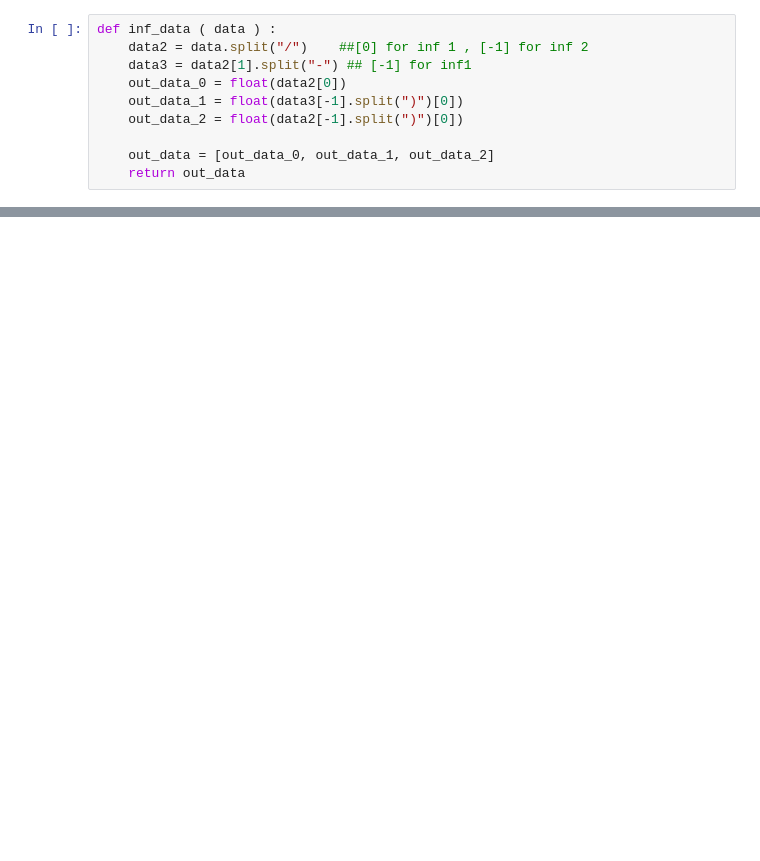
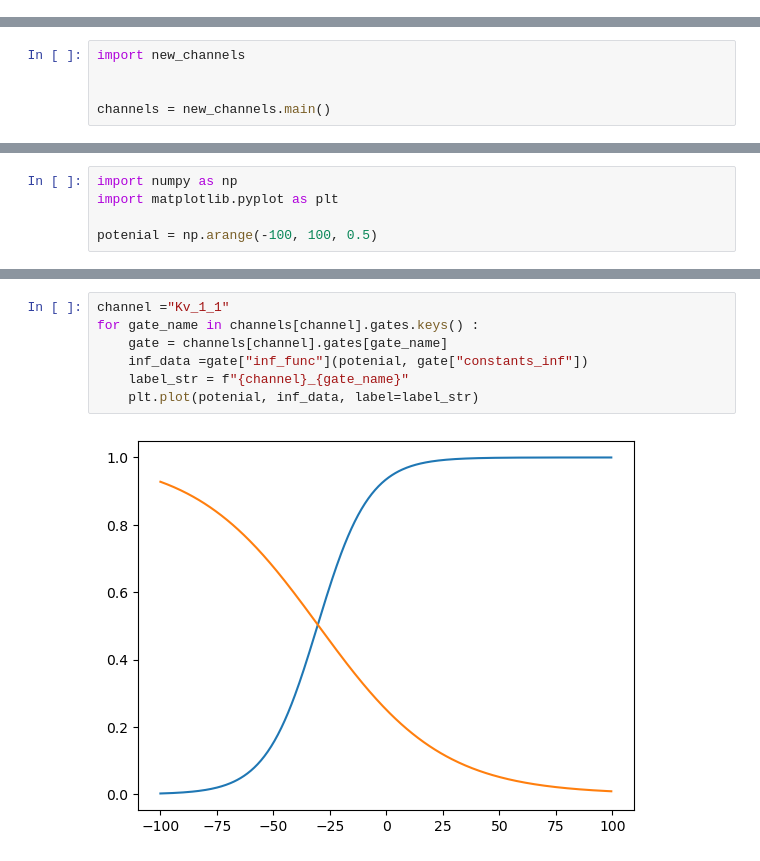
Before and after one commit to fergplace/renshaw_models, a Jupyter notebook: testing_notebook.ipynb, the cells around one changed output, grey strips where cells are left out. Drawn from its saved outputs; the diff is of its cells as text; blank space fills up the shorter version.

```diff
--- a/testing_notebook.ipynb
+++ b/testing_notebook.ipynb
@@ -1,10 +0,0 @@
-# %%
-def inf_data ( data ) :
-    data2 = data.split("/")    ##[0] for inf 1 , [-1] for inf 2
-    data3 = data2[1].split("-") ## [-1] for inf1
-    out_data_0 = float(data2[0])
-    out_data_1 = float(data3[-1].split(")")[0])
-    out_data_2 = float(data2[-1].split(")")[0])
-
-    out_data = [out_data_0, out_data_1, out_data_2]
-    return out_data
@@ -163,0 +1,5 @@ Kv_1_1.gates
+# %%
+import new_channels
+
+
+channels = new_channels.main()
@@ -163,0 +27,5 @@ Kv_1_1.gates
+# %%
+import numpy as np
+import matplotlib.pyplot as plt
+
+potenial = np.arange(-100, 100, 0.5)
@@ -163,0 +52,9 @@ Kv_1_1.gates
+# %%
+channel ="Kv_1_1"
+for gate_name in channels[channel].gates.keys() :
+    gate = channels[channel].gates[gate_name]
+    inf_data =gate["inf_func"](potenial, gate["constants_inf"])
+    label_str = f"{channel}_{gate_name}"
+    plt.plot(potenial, inf_data, label=label_str)
+# %% [output]
+[figure, added]
```
Also changed, not shown: parts of 20 cells of this notebook, 1 other file.
